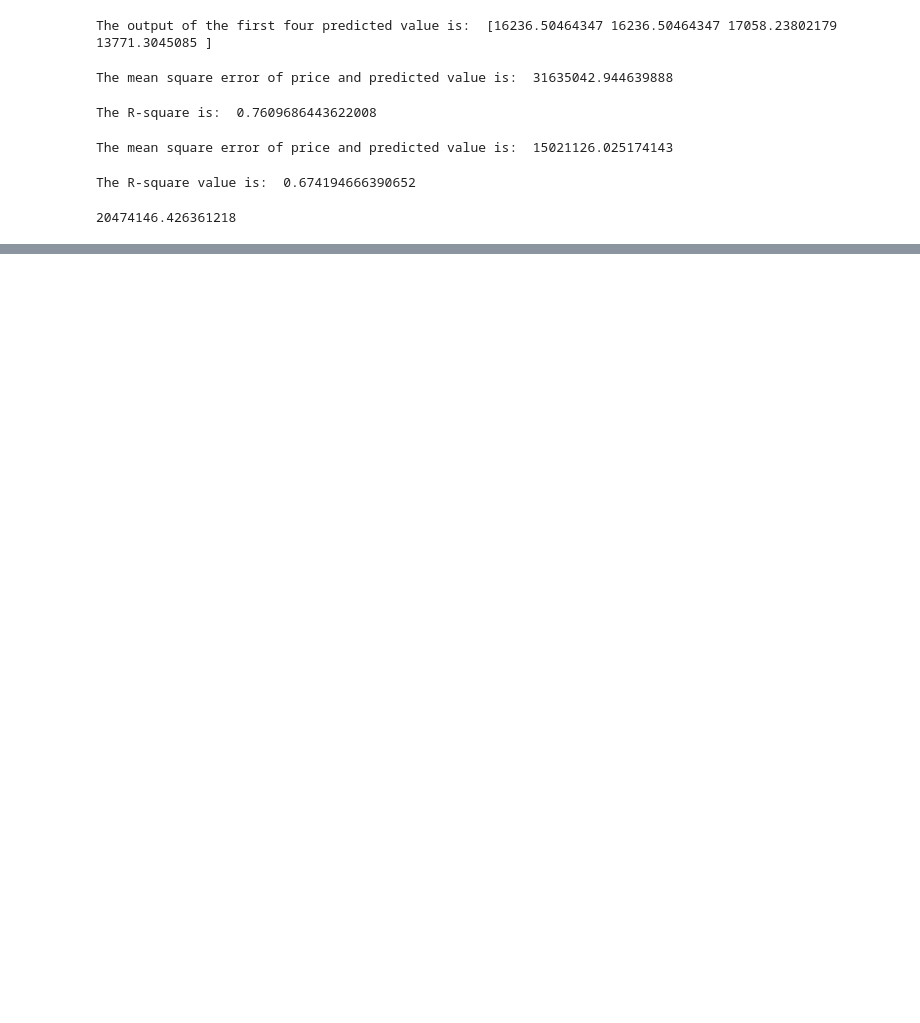
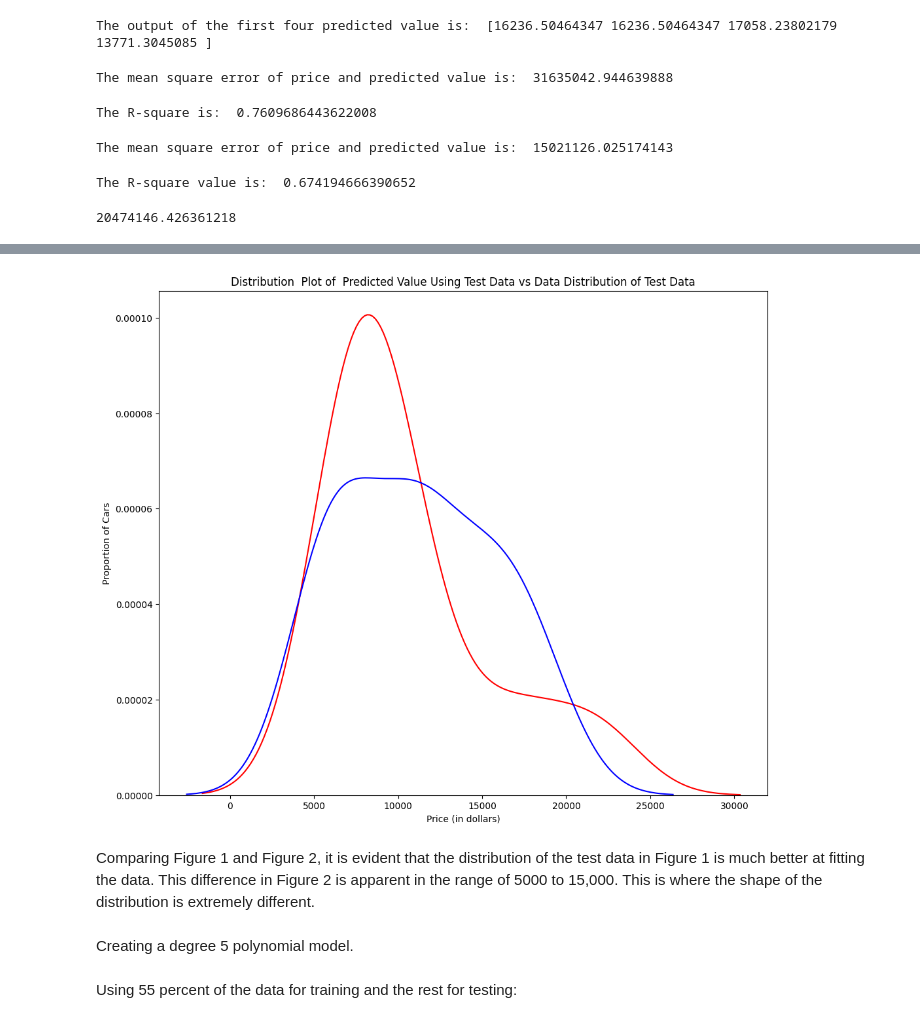
Before and after one commit to MaliniVibin1502/python, a Jupyter notebook: Usedcarpricing.ipynb, the cells around one changed output, grey strips where cells are left out. Drawn from its saved outputs; the diff is of its cells as text; code cells hidden in the pictures; blank space fills up the shorter version.

```diff
--- a/Usedcarpricing.ipynb
+++ b/Usedcarpricing.ipynb
@@ -965,0 +1121,9 @@ Comparing these three models, it is concluded that the MLR model is the best mod
+# %%
+Title='Distribution  Plot of  Predicted Value Using Test Data vs Data Distribution of Test Data'
+DistributionPlot(y_test,yhat_test,"Actual Values (Test)","Predicted Values (Test)",Title)
+# %% [output]
+[figure, added]
+# %% [markdown]
+Comparing Figure 1 and Figure 2, it is evident that the distribution of the test data in Figure 1 is much better at fitting the data. This difference in Figure 2 is apparent in the range of 5000 to 15,000. This is where the shape of the distribution is extremely different.
+# %% [markdown]
+Creating a degree 5 polynomial model.
@@ -965,0 +1132,2 @@ Comparing these three models, it is concluded that the MLR model is the best mod
+# %% [markdown]
+Using 55 percent of the data for training and the rest for testing:
```
Also changed, not shown: parts of 75 cells of this notebook.
